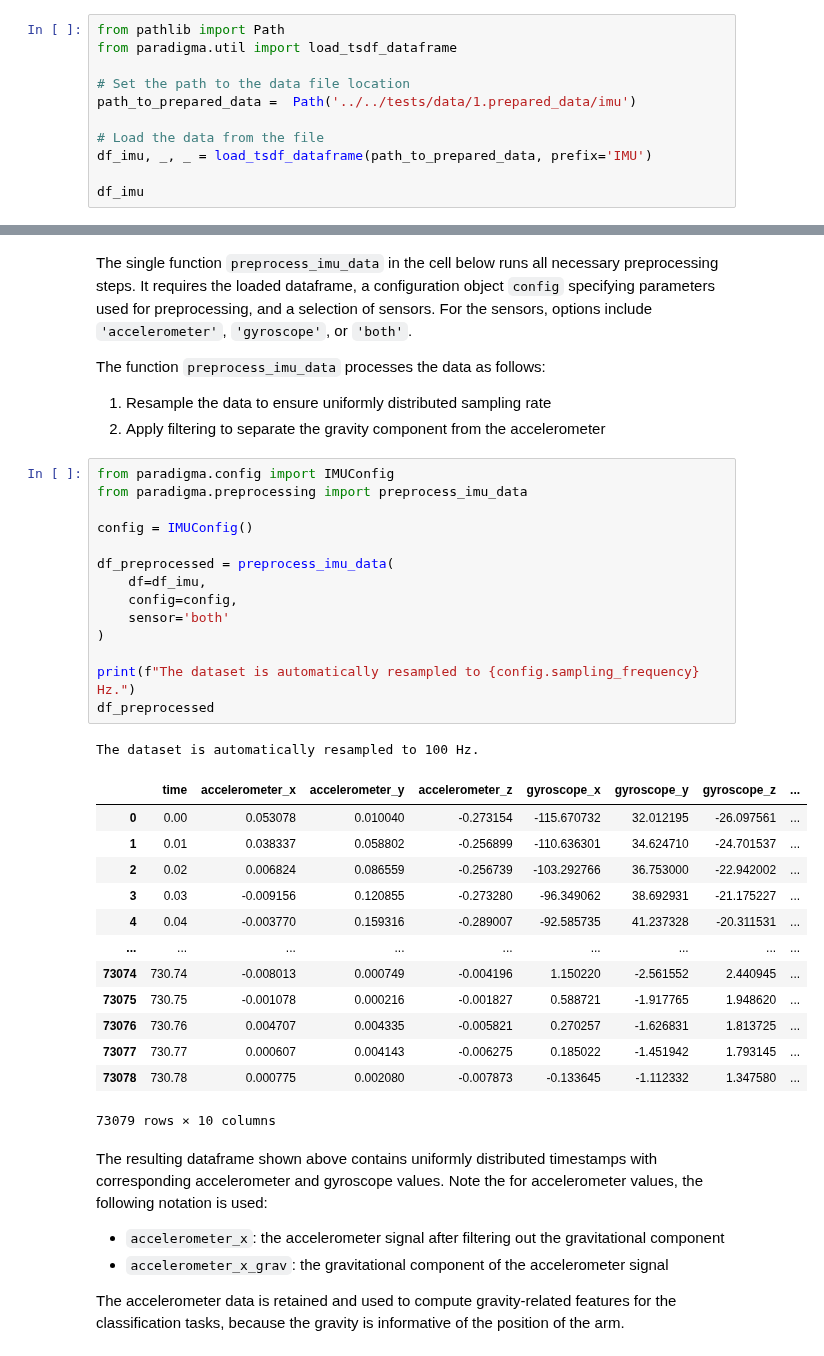
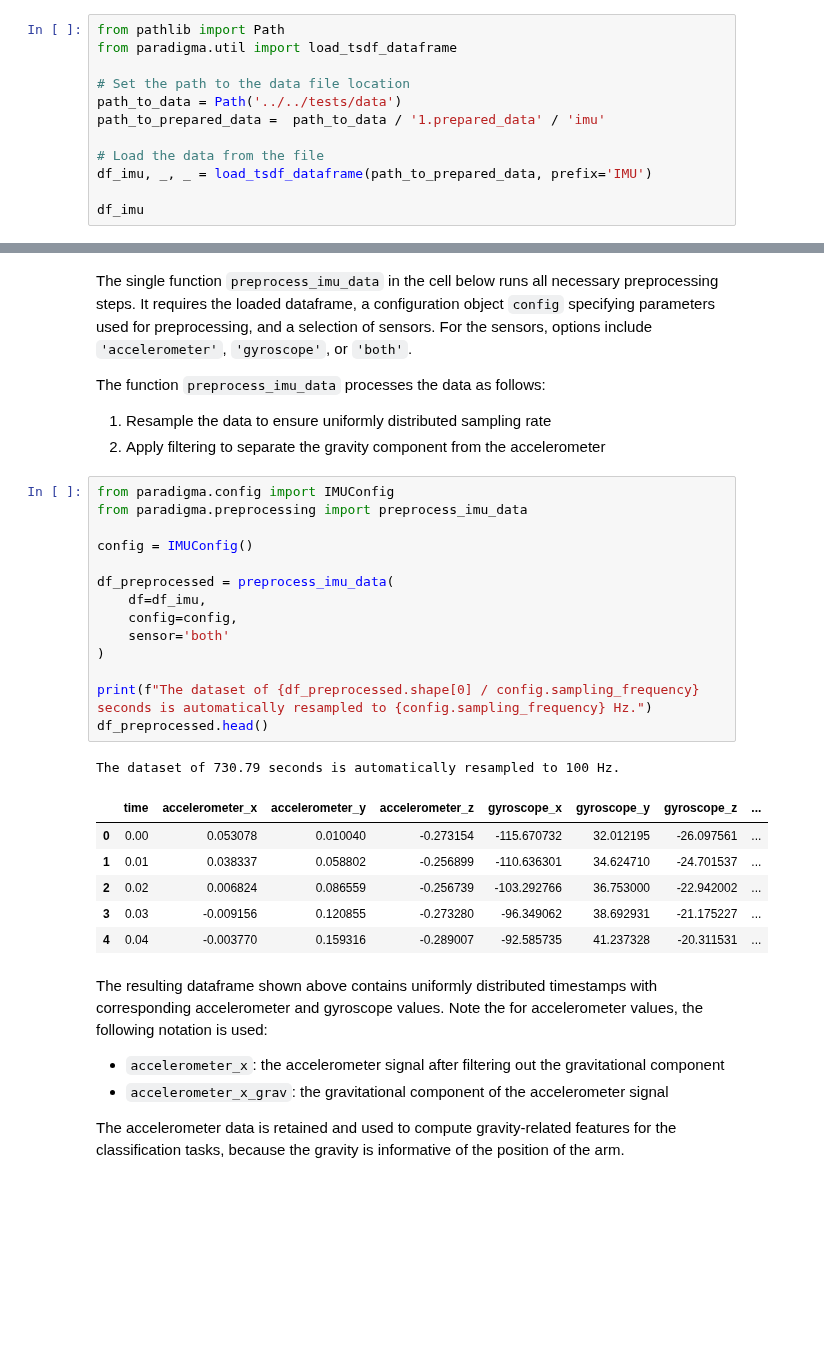
Before and after one commit to biomarkersParkinson/paradigma, a Jupyter notebook: docs/tutorials/gait_analysis.ipynb, the cells around one changed output, grey strips where cells are left out. Saved outputs shown, nothing was run; the diff lists cells and outputs as text; blank space fills up the shorter version.

```diff
--- a/docs/tutorials/gait_analysis.ipynb
+++ b/docs/tutorials/gait_analysis.ipynb
@@ -28,7 +28,8 @@ from pathlib import Path
 from paradigma.util import load_tsdf_dataframe
 
 # Set the path to the data file location
-path_to_prepared_data =  Path('../../tests/data/1.prepared_data/imu')
+path_to_data = Path('../../tests/data')
+path_to_prepared_data =  path_to_data / '1.prepared_data' / 'imu'
 
 # Load the data from the file
 df_imu, _, _ = load_tsdf_dataframe(path_to_prepared_data, prefix='IMU')
@@ -58,32 +59,25 @@ The function `preprocess_imu_data` processes the data as follows:
 # %%
 from paradigma.config import IMUConfig
 from paradigma.preprocessing import preprocess_imu_data
 
 config = IMUConfig()
 
 df_preprocessed = preprocess_imu_data(
     df=df_imu,
     config=config,
     sensor='both'
 )
 
-print(f"The dataset is automatically resampled to {config.sampling_frequency} Hz.")
-df_preprocessed
+print(f"The dataset of {df_preprocessed.shape[0] / config.sampling_frequency} seconds is automatically resampled to {config.sampling_frequency} Hz.")
+df_preprocessed.head()
 # %% [output]
-The dataset is automatically resampled to 100 Hz.
+The dataset of 730.79 seconds is automatically resampled to 100 Hz.
 |  | time | accelerometer_x | accelerometer_y | accelerometer_z | gyroscope_x | gyroscope_y | gyroscope_z | ... |
 | 0 | 0.00 | 0.053078 | 0.010040 | -0.273154 | -115.670732 | 32.012195 | -26.097561 | ... |
 | 1 | 0.01 | 0.038337 | 0.058802 | -0.256899 | -110.636301 | 34.624710 | -24.701537 | ... |
 | 2 | 0.02 | 0.006824 | 0.086559 | -0.256739 | -103.292766 | 36.753000 | -22.942002 | ... |
 | 3 | 0.03 | -0.009156 | 0.120855 | -0.273280 | -96.349062 | 38.692931 | -21.175227 | ... |
 | 4 | 0.04 | -0.003770 | 0.159316 | -0.289007 | -92.585735 | 41.237328 | -20.311531 | ... |
-| ... | ... | ... | ... | ... | ... | ... | ... | ... |
-| 73074 | 730.74 | -0.008013 | 0.000749 | -0.004196 | 1.150220 | -2.561552 | 2.440945 | ... |
-| 73075 | 730.75 | -0.001078 | 0.000216 | -0.001827 | 0.588721 | -1.917765 | 1.948620 | ... |
-| 73076 | 730.76 | 0.004707 | 0.004335 | -0.005821 | 0.270257 | -1.626831 | 1.813725 | ... |
-| 73077 | 730.77 | 0.000607 | 0.004143 | -0.006275 | 0.185022 | -1.451942 | 1.793145 | ... |
-| 73078 | 730.78 | 0.000775 | 0.002080 | -0.007873 | -0.133645 | -1.112332 | 1.347580 | ... |
-73079 rows × 10 columns
 # %% [markdown]
 The resulting dataframe shown above contains uniformly distributed timestamps with corresponding accelerometer and gyroscope values. Note the for accelerometer values, the following notation is used:
 - `accelerometer_x`: the accelerometer signal after filtering out the gravitational component
```
Also changed, not shown: parts of 22 cells of this notebook, 1 other file.
